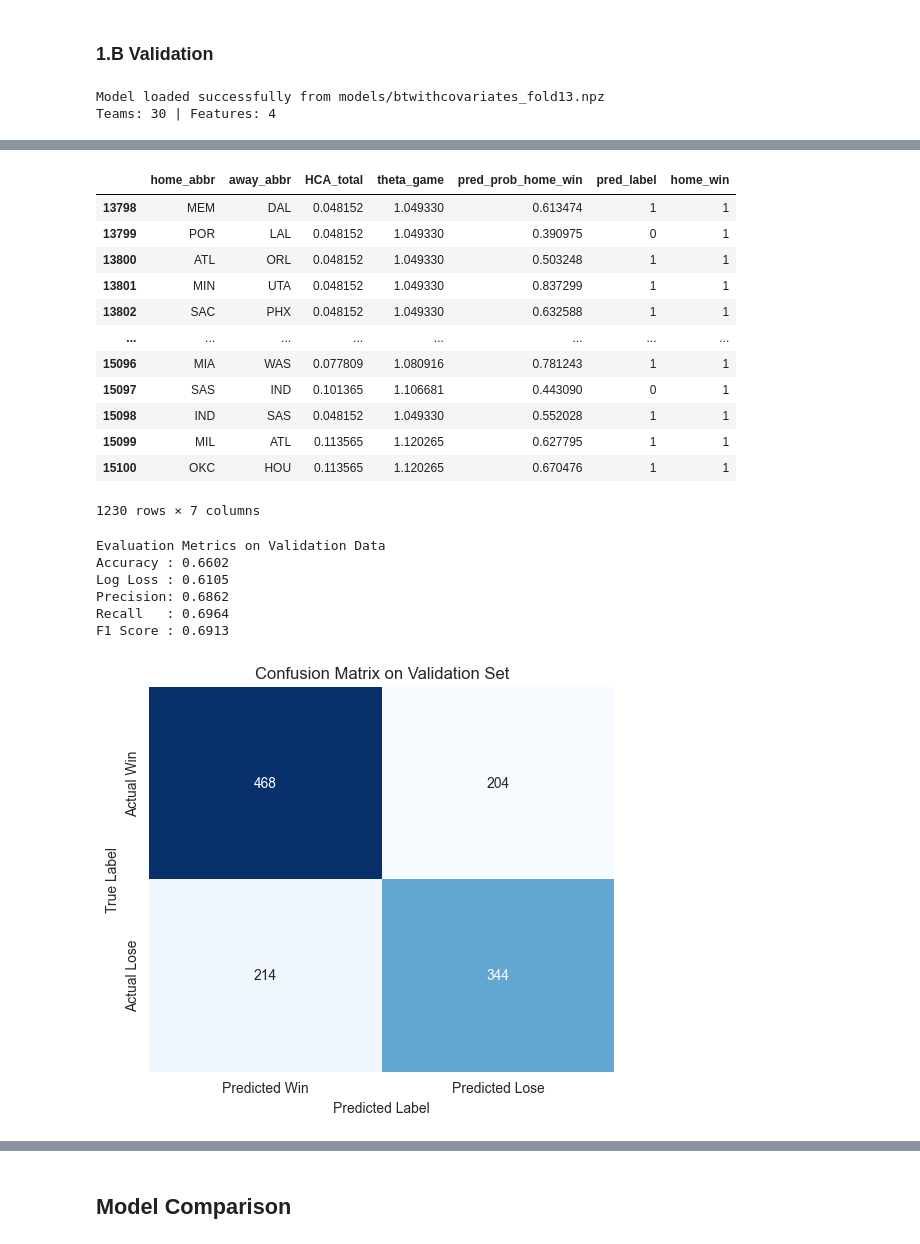
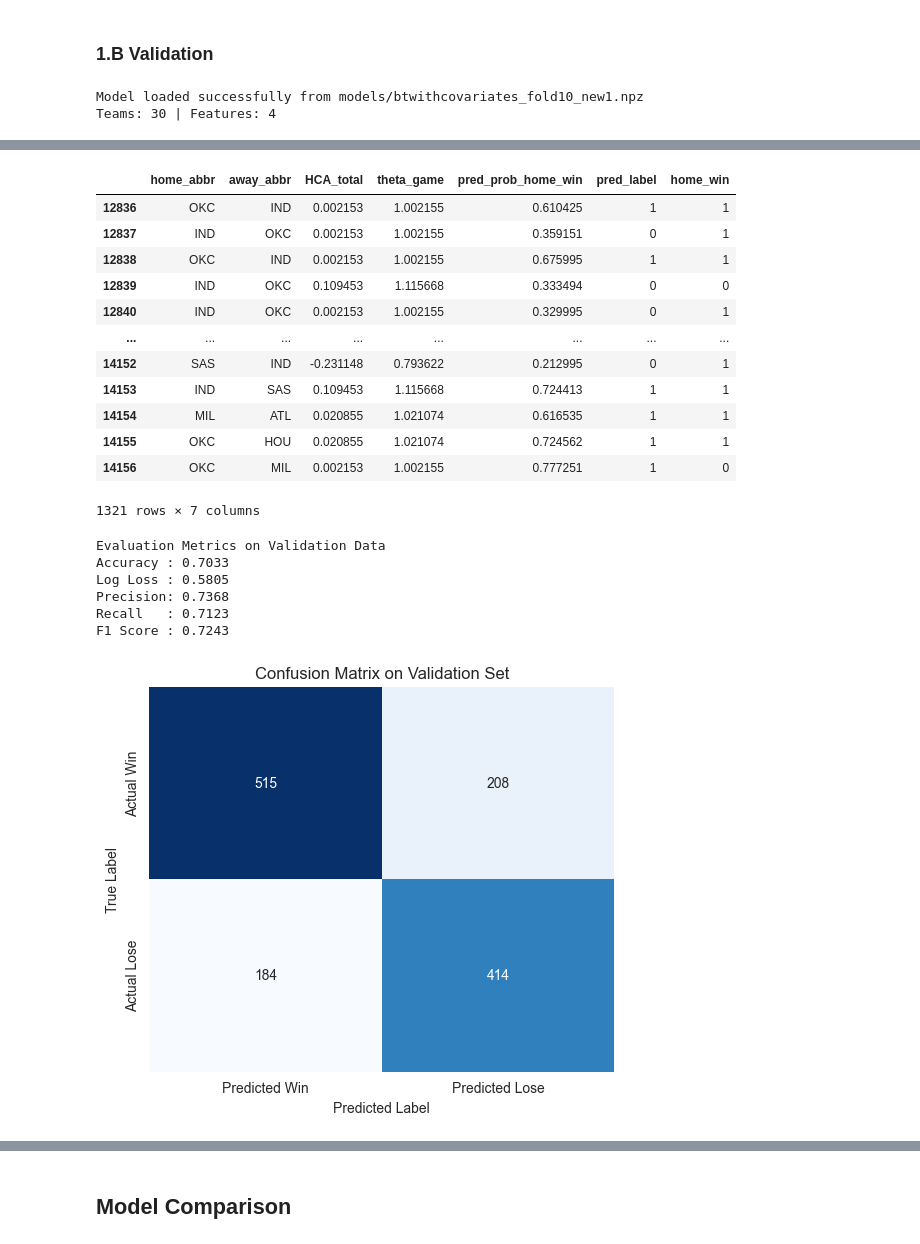
Before and after one commit to ivanho0908/Capstone-Project, a Jupyter notebook: models.ipynb, the cells around one changed output, grey strips where cells are left out. Drawn from its saved outputs; the diff is of its cells as text; code cells hidden in the pictures.

```diff
--- a/models.ipynb
+++ b/models.ipynb
@@ -167,7 +167,7 @@ class BTWithCovariates:
 
                 for i in range(len(y)):
                     h, a = home_idx[i], away_idx[i]
-                    eta = 0.0
+                    eta = self.alpha_hca
                     if X.shape[1]:
                         eta += X[i] @ beta
                     if Z.shape[1]:
@@ -220,7 +220,7 @@ class BTWithCovariates:
             reg = 0.5 * (self.lambda_s*np.sum(s**2)
                          + self.lambda_b*np.sum(b**2)
                          + self.lambda_g*np.sum(g**2)
-                         + 1e-4 * a**2)
+                         + self.lambda_s * a**2)
             loss = nll + reg
 
             err = y - p_hat
@@ -242,10 +242,10 @@ class BTWithCovariates:
                 return
             it = len(history["iter"])
             if it % verbose == 0:
-                self.s = xk[:m]
+                self.s = xk[:m] - np.mean(xk[:m])
                 self.beta = xk[m:m+p]
                 self.gamma = xk[m+p:m+p+q]
-                self.s -= self.s.mean()
+                self.alpha_hca = xk[-1]
                 tr_acc, tr_ll = self.evaluate(data)
                 te_acc, te_ll = (np.nan, np.nan)
                 if test_frame is not None:
@@ -285,12 +285,40 @@ class BTWithCovariates:
         history["test_acc"].append(te_acc)
         history["test_logloss"].append(te_ll)
 
-        avg_theta = np.exp(self.alpha_hca + np.mean(Z @ self.gamma))
+        avg_theta = np.exp(self.alpha_hca)
         print(f"Estimated global home‑court multiplier θ̄ = {avg_theta:.4f}")
         if verbose:
             print(f"Final: Train acc={tr_acc:.4f}, logloss={tr_ll:.4f}")
 
         return {"opt_result": res, "history": history}
+
+    def evaluate_by_game_type(self, frame: pd.DataFrame, game_col="Game type", threshold=None):
+        """
+        Evaluate model performance separately for each game type (e.g., regular, playoff, playin).
+        Returns a dictionary of metrics keyed by game type.
+        """
+        if game_col not in frame.columns:
+            raise ValueError(f"Column '{game_col}' not found in dataframe.")
+
+        game_types = sorted(frame[game_col].dropna().unique())
+        results = {}
+
+        print("\n=== Performance by Game Type ===")
+        for gtype in game_types:
+            subset = frame[frame[game_col] == gtype]
+            if len(subset) == 0:
+                continue
+            acc, logloss = self.evaluate(subset, threshold=threshold)
+            results[gtype] = {"accuracy": acc, "logloss": logloss}
+            print(f"{gtype:<10} | acc={acc:.4f} | logloss={logloss:.4f} | n={len(subset)}")
+
+        avg_acc = np.mean([v["accuracy"] for v in results.values()])
+        avg_ll  = np.mean([v["logloss"] for v in results.values()])
+        print(f"---------------------------------")
+        print(f"Average   | acc={avg_acc:.4f} | logloss={avg_ll:.4f}")
+        print("=================================\n")
+
+        return results
 # %% [markdown]
 ### Load and Save Model
 # %%
@@ -427,8 +455,7 @@ def load_model(path_npz: str) -> BTWithCovariates:
 # %% [markdown]
 ### 1.2 Load Data & Initialization
 # %%
-df = pd.read_csv('./data/bt_games_cleaned.csv')
-df=df[df["Game_Type"]=="regular"]
+df = pd.read_csv('./data/bt_final_cleaned.csv')
 context_cols = ["home_b2b", "away_b2b","home_rest_days", "away_rest_days", "rest_diff"]
 feature_cols = ["diff_recent_margin","diff_recent_win_pct","diff_pts_pg_to_date","split_win_pct_delta"]
 
@@ -1715,7 +1982,8 @@ Model saved successfully to models/btwithcovariates_fold13.npz
 # %% [markdown]
 ### 1.B Validation
 # %%
-model = load_model("models/btwithcovariates_fold13.npz")
+model = load_model("models/btwithcovariates_fold10_new1.npz")
+val_df = df[df["split"] == "valid"]
 valid_df = df[df["split"] == "valid"]
 
 # Standardize context columns
@@ -1769,7 +2037,7 @@ plt.xlabel("Predicted Label")
 plt.ylabel("True Label")
 plt.show()
 # %% [output]
-Model loaded successfully from models/btwithcovariates_fold13.npz
+Model loaded successfully from models/btwithcovariates_fold10_new1.npz
 Teams: 30 | Features: 4
 A value is trying to be set on a copy of a slice from a DataFrame.
 Try using .loc[row_indexer,col_indexer] = value instead
@@ -1791,23 +2059,23 @@ See the caveats in the documentation: https://pandas.pydata.org/pandas-docs/stab
 |  | home_abbr | away_abbr | HCA_total | theta_game | pred_prob_home_win | pred_label | home_win |
-| 13798 | MEM | DAL | 0.048152 | 1.049330 | 0.613474 | 1 | 1 |
-| 13799 | POR | LAL | 0.048152 | 1.049330 | 0.390975 | 0 | 1 |
-| 13800 | ATL | ORL | 0.048152 | 1.049330 | 0.503248 | 1 | 1 |
-| 13801 | MIN | UTA | 0.048152 | 1.049330 | 0.837299 | 1 | 1 |
-| 13802 | SAC | PHX | 0.048152 | 1.049330 | 0.632588 | 1 | 1 |
+| 12836 | OKC | IND | 0.002153 | 1.002155 | 0.610425 | 1 | 1 |
+| 12837 | IND | OKC | 0.002153 | 1.002155 | 0.359151 | 0 | 1 |
+| 12838 | OKC | IND | 0.002153 | 1.002155 | 0.675995 | 1 | 1 |
+| 12839 | IND | OKC | 0.109453 | 1.115668 | 0.333494 | 0 | 0 |
+| 12840 | IND | OKC | 0.002153 | 1.002155 | 0.329995 | 0 | 1 |
 | ... | ... | ... | ... | ... | ... | ... | ... |
-| 15096 | MIA | WAS | 0.077809 | 1.080916 | 0.781243 | 1 | 1 |
-| 15097 | SAS | IND | 0.101365 | 1.106681 | 0.443090 | 0 | 1 |
-| 15098 | IND | SAS | 0.048152 | 1.049330 | 0.552028 | 1 | 1 |
-| 15099 | MIL | ATL | 0.113565 | 1.120265 | 0.627795 | 1 | 1 |
-| 15100 | OKC | HOU | 0.113565 | 1.120265 | 0.670476 | 1 | 1 |
+| 14152 | SAS | IND | -0.231148 | 0.793622 | 0.212995 | 0 | 1 |
+| 14153 | IND | SAS | 0.109453 | 1.115668 | 0.724413 | 1 | 1 |
+| 14154 | MIL | ATL | 0.020855 | 1.021074 | 0.616535 | 1 | 1 |
+| 14155 | OKC | HOU | 0.020855 | 1.021074 | 0.724562 | 1 | 1 |
+| 14156 | OKC | MIL | 0.002153 | 1.002155 | 0.777251 | 1 | 0 |
-1230 rows × 7 columns
+1321 rows × 7 columns
 Evaluation Metrics on Validation Data
-Accuracy : 0.6602
-Log Loss : 0.6105
-Precision: 0.6862
-Recall   : 0.6964
-F1 Score : 0.6913
+Accuracy : 0.7033
+Log Loss : 0.5805
+Precision: 0.7368
+Recall   : 0.7123
+F1 Score : 0.7243
-[figure, old version]
+[figure, new version]
 # %%
 print(valid_df["theta_game"].describe())
 HCA= valid_df["theta_game"]
```
Also changed, not shown: parts of 27 cells of this notebook, 18 other files.
